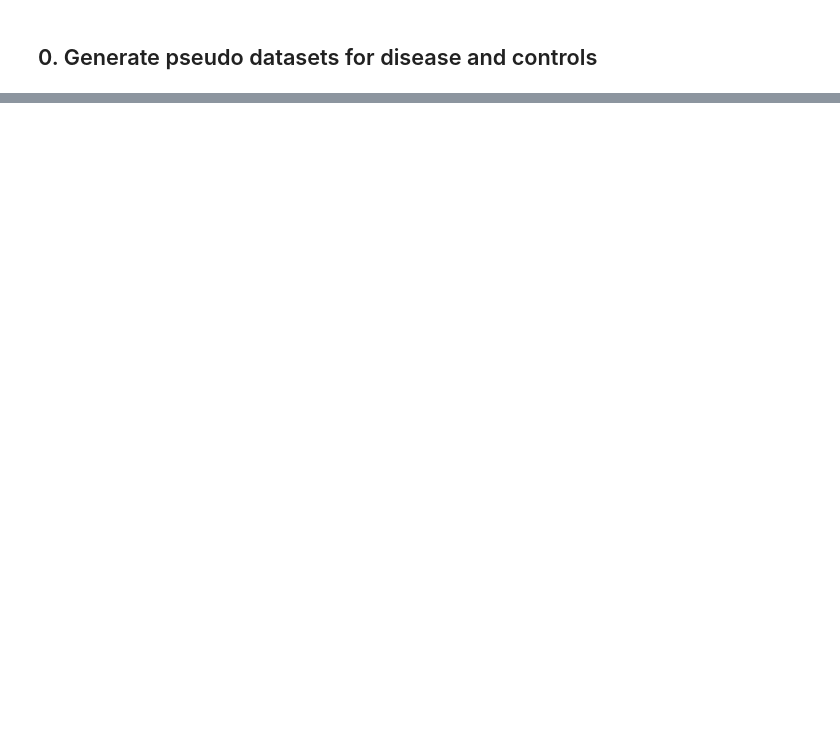
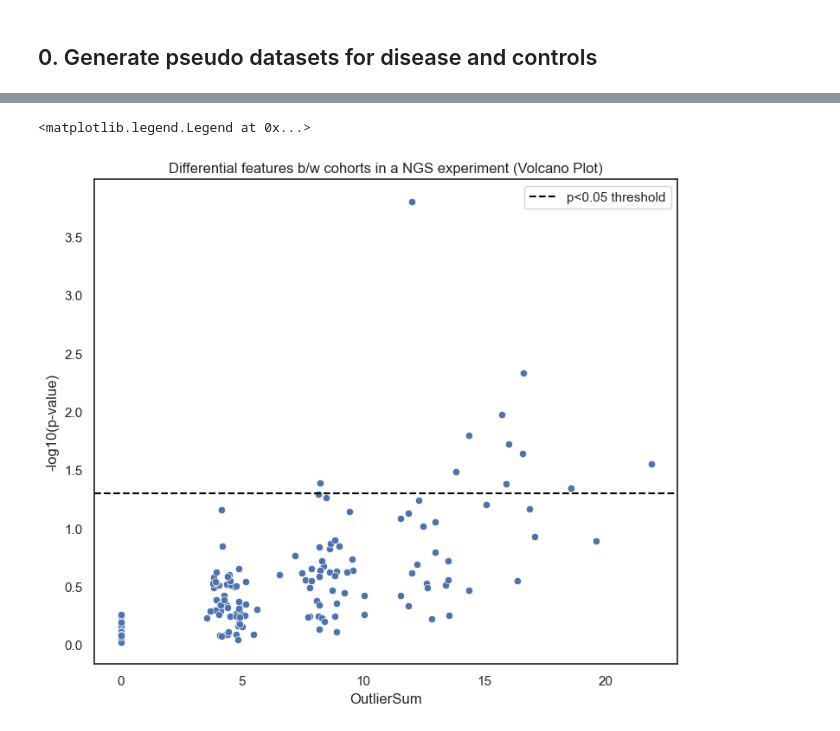
Before and after one commit to adhal007/OmixHub, a Jupyter notebook: outlier_stat_method_demo.ipynb, the cells around one changed output, grey strips where cells are left out. Cells and saved outputs as stored; diff of their text form; code cells hidden in the pictures; blank space fills up the shorter version.

```diff
--- a/outlier_stat_method_demo.ipynb
+++ b/outlier_stat_method_demo.ipynb
@@ -25,0 +38,14 @@ disease_data_norm_df = pd.DataFrame(disease_data_norm)
+# %%
+sns.set(rc={'figure.figsize':(8.7,7.27)})
+sns.set_style('white')
+x_vals = stats['OutlierSum']
+y_vals = -np.log10(stats['pvalues'])
+ax = sns.scatterplot(x=x_vals, y=y_vals)
+ax.axhline(-np.log10(0.05), linestyle='--', color='black', label='p<0.05 threshold')
+ax.set_xlabel('OutlierSum')
+ax.set_ylabel('-log10(p-value)')
+ax.set_title('Differential features b/w cohorts in a NGS experiment (Volcano Plot)')
+ax.legend()
+# %% [output]
+<matplotlib.legend.Legend at 0x...>
+[figure, added]
```
Also changed, not shown: parts of 12 cells of this notebook, 2 other files.
